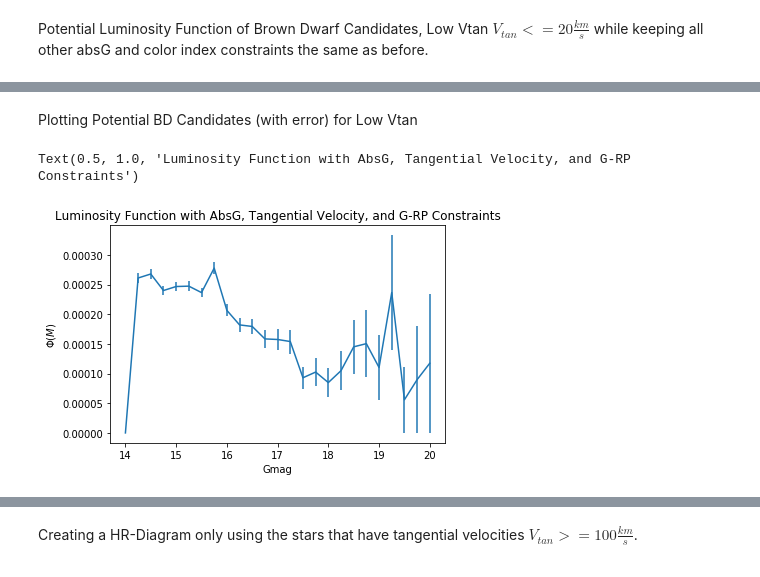
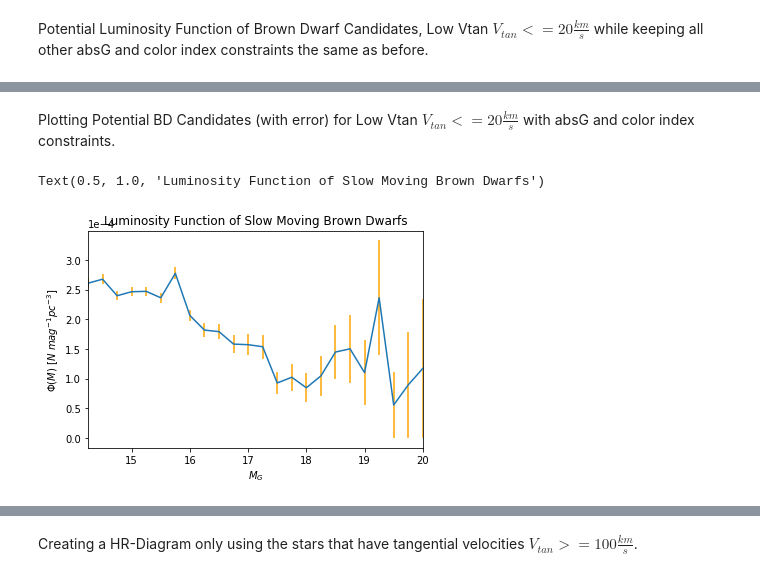
Before and after one commit to dhilligo/BDwarfLumFunction, a Jupyter notebook: GCNS Table Analysis.ipynb, the cells around one changed output, grey strips where cells are left out. Cells and saved outputs as stored; diff of their text form; code cells hidden in the pictures.

```diff
--- a/GCNS Table Analysis.ipynb
+++ b/GCNS Table Analysis.ipynb
@@ -268,9 +273,10 @@ lf_spacedensity=np.zeros(82)
 # %%
 #Creating 0.25 absolute G magnitude width bins, putting data into the correct bin, and counting number of data
 #points per bin.
-bins=np.linspace(0.0,20.0,81)
+bins=np.linspace(0.0,20.0,82)
 bin_data=np.digitize(absG,bins)
 bincount=np.bincount(bin_data)
+#y_error0=np.zeros(69)
 # %%
 #Run a for loop to create array of luminosity function values for each absolute magnitude bin. AbsG magnitudes are
 #constrained between 0 and 20
@@ -278,5 +284,7 @@ for n1 in range(absG.size):
     if ((absG[n1]>=0.0)and(absG[n1]<=20.0)):
             my_bin=bin_data[n1]
             lf_spacedensity[my_bin]+=1.0/Vmax[n1]
+            bincount[my_bin]+=1
 print(lf_spacedensity)
+#y_error0=lf_spacedensity/np.sqrt(bincount)
 # %% [output]
@@ -468,11 +466,14 @@ array([0.000e+00, 9.950e+02, 1.022e+03, 9.170e+02, 9.420e+02, 9.450e+02,
 # %% [markdown]
-Plotting Potential BD Candidates (with error) for Low Vtan
+Plotting Potential BD Candidates (with error) for Low Vtan $V_{tan}<=20\frac{km}{s}$ with absG and color index constraints.
 # %%
 #Potential BD Candidates, Low Vtan
-plt.errorbar(bins2,lf_spacedensity4,y_error1)
-plt.xlabel("Gmag")
-plt.ylabel('$\Phi(M)$')
-plt.title("Luminosity Function with AbsG, Tangential Velocity, and G-RP Constraints")
+#plt.errorbar(bins1, 8*lf_spacedensity3,c="red", yerr=y_error,ecolor='orange')
+plt.errorbar(bins2,lf_spacedensity4,y_error1,ecolor='orange')
+plt.xlabel("$M_G$")
+plt.ylabel('$\Phi(M)$ $[N$ $mag^{-1}  pc^{-3}]$')
+plt.xlim(bins2[1],np.max(bins2))
+plt.ticklabel_format(axis="y", style="sci", scilimits=(0,0))
+plt.title("Luminosity Function of Slow Moving Brown Dwarfs")
 # %% [output]
-Text(0.5, 1.0, 'Luminosity Function with AbsG, Tangential Velocity, and G-RP Constraints')
+Text(0.5, 1.0, 'Luminosity Function of Slow Moving Brown Dwarfs')
-[figure, old version]
+[figure, new version]
```
Also changed, not shown: parts of 24 cells of this notebook.
